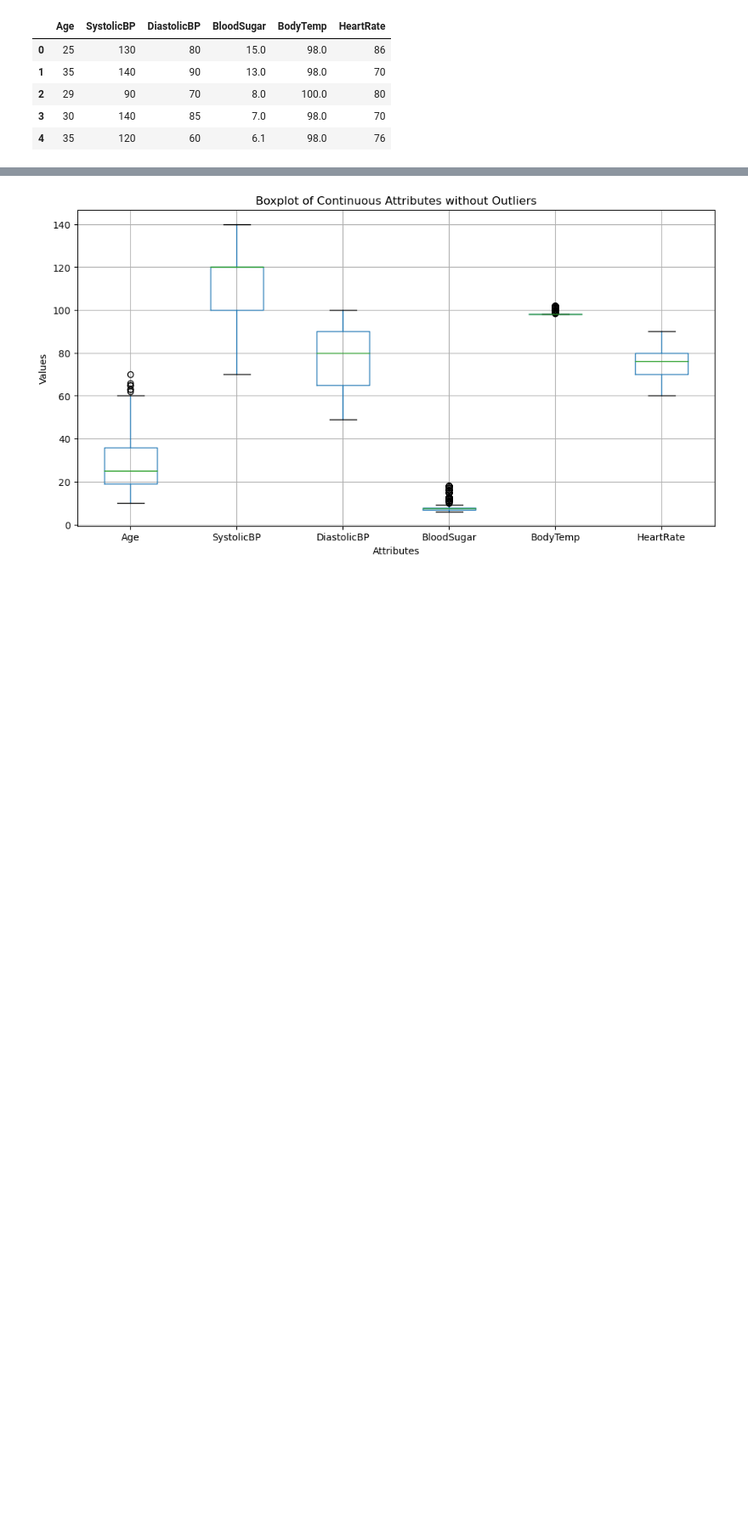
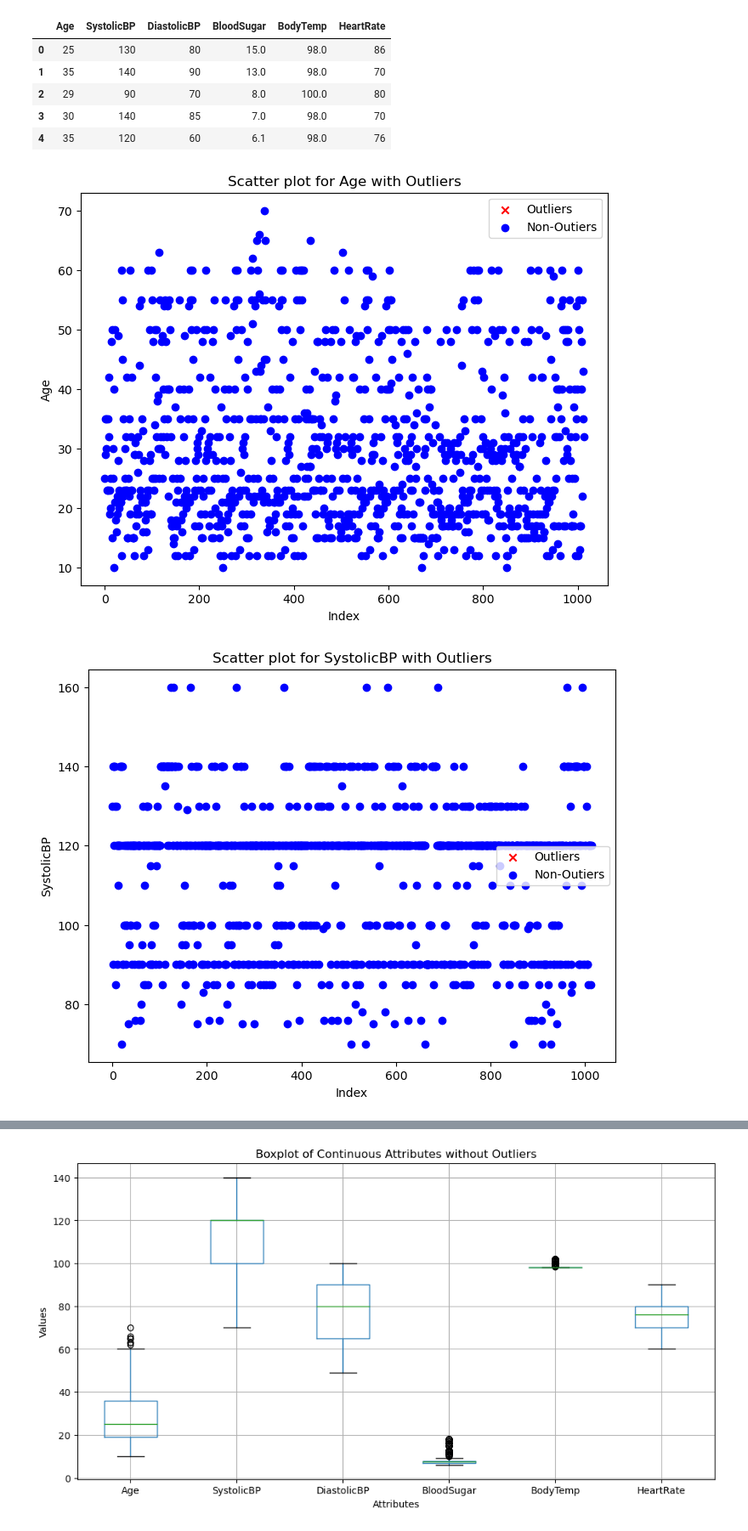
Before and after one commit to Willsu00/FFD-Data-Exploration-and-Classification, a Jupyter notebook: WilliamSukjaem18029208Assignment1.ipynb, the cells around one changed output, grey strips where cells are left out. Shown at 85% size. Cells and saved outputs as stored; diff of their text form; code cells hidden in the pictures; blank space fills up the shorter version.

```diff
--- a/WilliamSukjaem18029208Assignment1.ipynb
+++ b/WilliamSukjaem18029208Assignment1.ipynb
@@ -205,3 +138,17 @@ mask = np.abs(z_scores) < z_threshold
 
 # Apply the mask to the DataFrame to keep only rows with all values within the threshold
 Maternal_Health_OR = Maternal_Health[mask.all(axis=1)]
+# %%
+for col in numeric_cols:
+
+    plt.figure(figsize=(8, 6))
+    plt.scatter(Maternal_Health.index[~mask[col]], Maternal_Health[col][~mask[col]], marker='x', label='Outliers', color='red')
+    plt.scatter(Maternal_Health.index[mask[col]], Maternal_Health[col][mask[col]], marker='o', label='Non-Outiers', color='blue')
+    plt.xlabel('Index')
+    plt.ylabel(col)
+    plt.title(f'Scatter plot for {col} with Outliers')
+    plt.legend()
+    plt.show()
+# %% [output]
+[figure, added]
+[figure, added]
```
Also changed, not shown: parts of 4 cells of this notebook, 5 other files.
